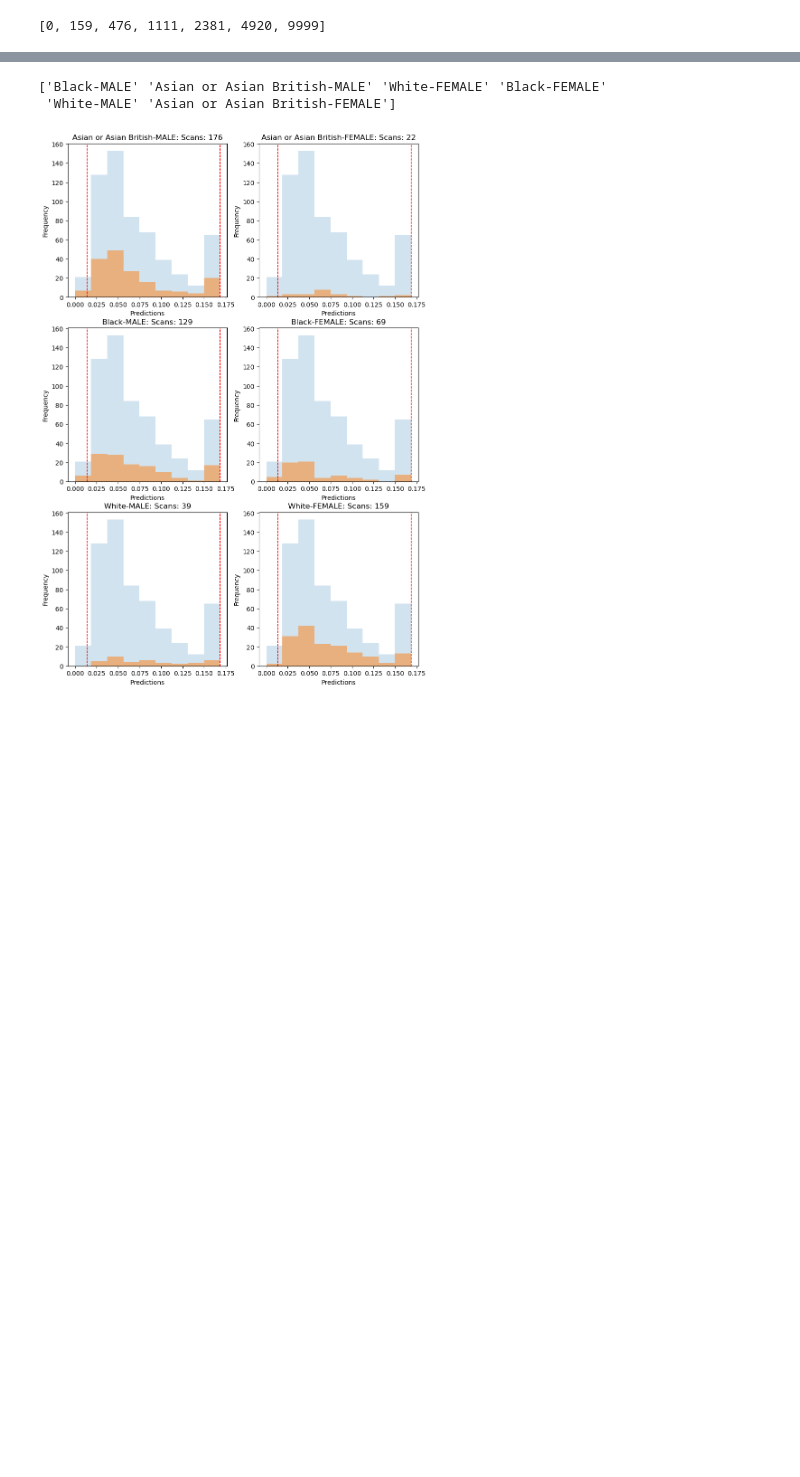
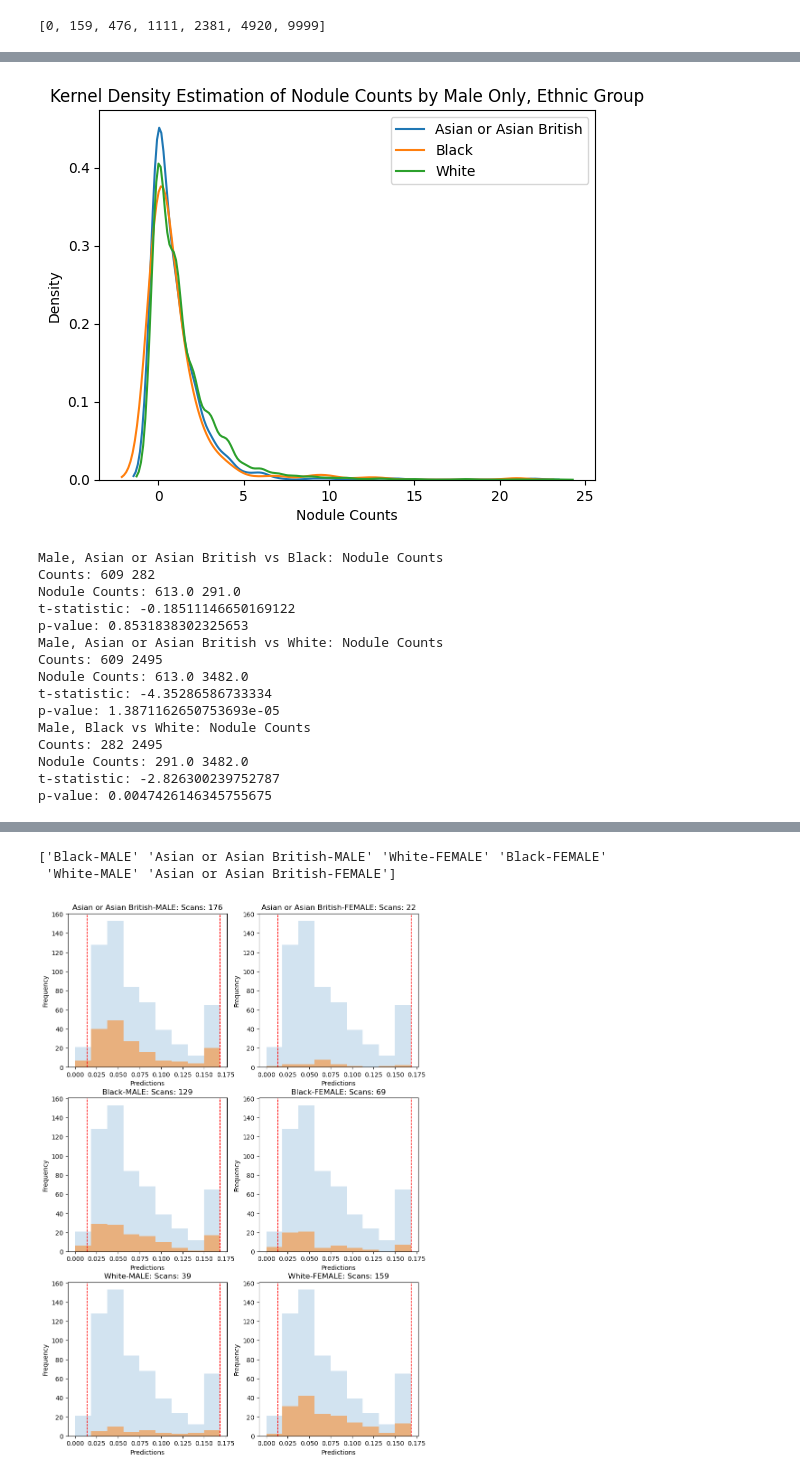
Before and after one commit to johnmccabe44/fairness-in-nodule-detection, a Jupyter notebook: workflows/prototype.ipynb, the cells around one changed output, grey strips where cells are left out. Drawn from its saved outputs; the diff is of its cells as text; code cells hidden in the pictures; blank space fills up the shorter version.

```diff
--- a/workflows/prototype.ipynb
+++ b/workflows/prototype.ipynb
@@ -256,0 +306,61 @@ Name: count, dtype: int64
+# %%
+# Kernel Density Estimation plot of nodule counts
+
+combinedx = combined[combined['gender'] == 'MALE']
+
+sns.kdeplot(combinedx[combinedx['ethnic_group'] == 'Asian or Asian British']['nodule_counts'], label='Asian or Asian British')
+sns.kdeplot(combinedx[combinedx['ethnic_group'] == 'Black']['nodule_counts'], label='Black')
+sns.kdeplot(combinedx[combinedx['ethnic_group'] == 'White']['nodule_counts'], label='White')
+
+plt.xlabel('Nodule Counts')
+plt.ylabel('Density')
+plt.title('Kernel Density Estimation of Nodule Counts by Male Only, Ethnic Group')
+plt.legend()
+plt.show()
+
+# Perform a statistical test to determine if there is a difference in distribution
+
+asian_counts = combinedx[combinedx['ethnic_group'] == 'Asian or Asian British']['nodule_counts']
+black_counts = combinedx[combinedx['ethnic_group'] == 'Black']['nodule_counts']
+white_counts = combinedx[combinedx['ethnic_group'] == 'White']['nodule_counts']
+
+t_stat, p_value = ttest_ind(asian_counts, black_counts)
+
+print(f'Male, Asian or Asian British vs Black: Nodule Counts')
+print('Counts:', len(asian_counts), len(black_counts))
+print('Nodule Counts:', asian_counts.sum(), black_counts.sum())
+print(f"t-statistic: {t_stat}")
+print(f"p-value: {p_value}")
+
+t_stat, p_value = ttest_ind(asian_counts, white_counts)
+
+print(f'Male, Asian or Asian British vs White: Nodule Counts')
+print('Counts:', len(asian_counts), len(white_counts))
+print('Nodule Counts:', asian_counts.sum(), white_counts.sum())
+print(f"t-statistic: {t_stat}")
+print(f"p-value: {p_value}")
+
+t_stat, p_value = ttest_ind(black_counts, white_counts)
+
+print(f'Male, Black vs White: Nodule Counts')
+print('Counts:', len(black_counts), len(white_counts))
+print('Nodule Counts:', black_counts.sum(), white_counts.sum())
+print(f"t-statistic: {t_stat}")
+print(f"p-value: {p_value}")
+# %% [output]
+[figure, added]
+Male, Asian or Asian British vs Black: Nodule Counts
+Counts: 609 282
+Nodule Counts: 613.0 291.0
+t-statistic: -0.18511146650169122
+p-value: 0.8531838302325653
+Male, Asian or Asian British vs White: Nodule Counts
+Counts: 609 2495
+Nodule Counts: 613.0 3482.0
+t-statistic: -4.35286586733334
+p-value: 1.3871162650753693e-05
+Male, Black vs White: Nodule Counts
+Counts: 282 2495
+Nodule Counts: 291.0 3482.0
+t-statistic: -2.826300239752787
+p-value: 0.0047426146345755675
```
Also changed, not shown: parts of 6 cells of this notebook, 2 other files.
